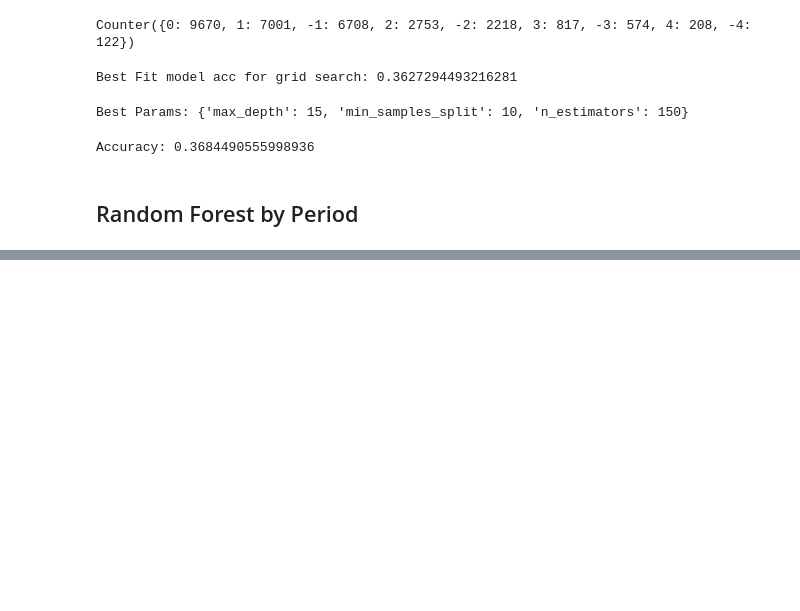
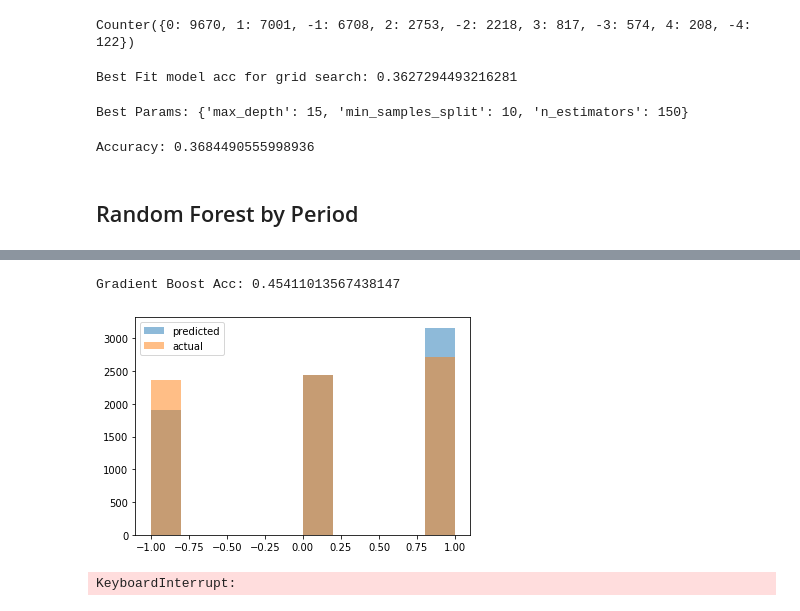
Before and after one commit to bliminate/Lord_Stanley_Seekers, a Jupyter notebook: NHL_Period_Data.ipynb, the cells around one changed output, grey strips where cells are left out. Drawn from its saved outputs; the diff is of its cells as text; code cells hidden in the pictures; blank space fills up the shorter version.

```diff
--- a/NHL_Period_Data.ipynb
+++ b/NHL_Period_Data.ipynb
@@ -314,0 +393,29 @@ Accuracy: 0.7124352331606217
+# %%
+gBoost = GradientBoostingClassifier()
+gBoost.fit(boostData.train_x, boostData.train_y)
+gb_pred = gBoost.predict(boostData.test_x)
+gb_acc = accuracy_score(boostData.test_y, gb_pred)
+print("Gradient Boost Acc: " + str(gb_acc))
+plt.hist(gb_pred, alpha=0.5, label='predicted')
+plt.hist(boostData.test_y, alpha=0.5, label='actual')
+plt.legend(loc='best')
+plt.show()
+# %% [output]
+Gradient Boost Acc: 0.45411013567438147
+[figure, added]
+# %%
+gBoost = GradientBoostingClassifier()
+params = {'n_estimators':[50,100,150,200,300],'learning_rate':[0.1,0.3,0.6,1,1.342],
+          'max_depth':[1,3,8], 'max_leaf_nodes':[10,50,75,100]}
+gb_grid = GridSearchCV(estimator=gBoost, param_grid=params, n_jobs=-1, cv=5)
+gb_grid.fit(boostData.train_x, boostData.train_y)
+gb_pred = gb_grid.predict(boostData.test_x)
+gb_acc = accuracy_score(boostData.test_y, gb_pred)
+print("Best Params: " + str(gb_grid.best_params_))
+print("Accuracy: " + str(gb_acc))
+plt.hist(gb_pred, alpha=0.5, label='predicted')
+plt.hist(boostData.test_y, alpha=0.5, label='actual')
+plt.legend(loc='best')
+plt.show()
+# %% [output]
+KeyboardInterrupt:
```
Also changed, not shown: parts of 20 cells of this notebook, 1 other file.
